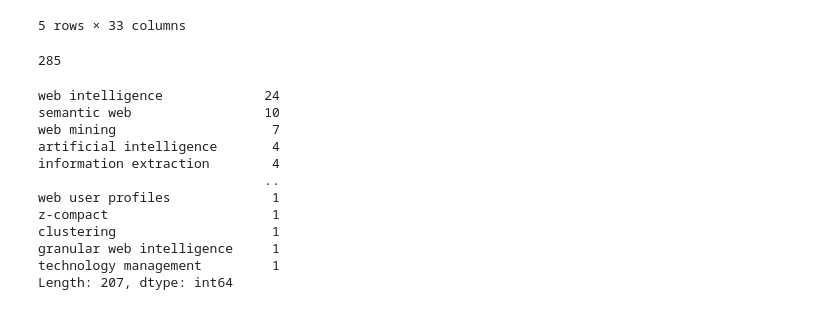
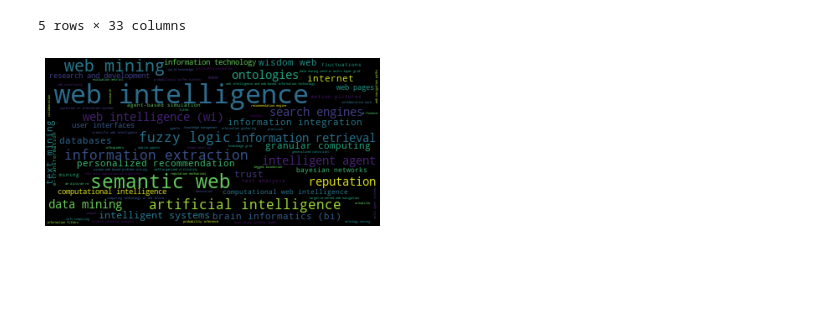
Before and after one commit to MaksOpp/web-intelligence-project, a Jupyter notebook: main_szymek.ipynb, the cells around one changed output. Drawn from its saved outputs; the diff is of its cells as text; code cells hidden in the pictures; blank space fills up the shorter version.

Commit message:
added wordclouds + frequencies of keywords

```diff
--- a/main_szymek.ipynb
+++ b/main_szymek.ipynb
@@ -17,27 +17,16 @@ data.head(5)
 # %%
 data_2000_2006 = data[data['Year'].between(2000 ,2006 ,inclusive = True)]
 # %%
-keywords_list_raw = data_2000_2006['Author Keywords'].dropna().tolist()
-keyword_list = []
-for keywlist in keywords_list_raw:
+# author keywords wordcloud
+author_keywords_list_raw = data_2000_2006['Author Keywords'].dropna().tolist()
+author_keyword_list = []
+for keywlist in author_keywords_list_raw:
     for word in keywlist.split(';'):
-        keyword_list.append(word.lower().strip())
-len(keyword_list)
+        author_keyword_list.append(word.lower().strip())
+author_frequencies = pd.Series(author_keyword_list).value_counts()
+auth_wordcloud = wc.WordCloud().generate_from_frequencies(author_frequencies)
+plt.imshow(auth_wordcloud)
+plt.axis("off")
+plt.show()
 # %% [output]
-285
+[figure, added]
-# %%
-frequencies = pd.Series(keyword_list).value_counts()
-frequencies
-# %% [output]
-web intelligence             24
-semantic web                 10
-web mining                    7
-artificial intelligence       4
-information extraction        4
-                             ..
-web user profiles             1
-z-compact                     1
-clustering                    1
-granular web intelligence     1
-technology management         1
-Length: 207, dtype: int64
```
Also changed, not shown: parts of 5 cells of this notebook, 1 other file.
